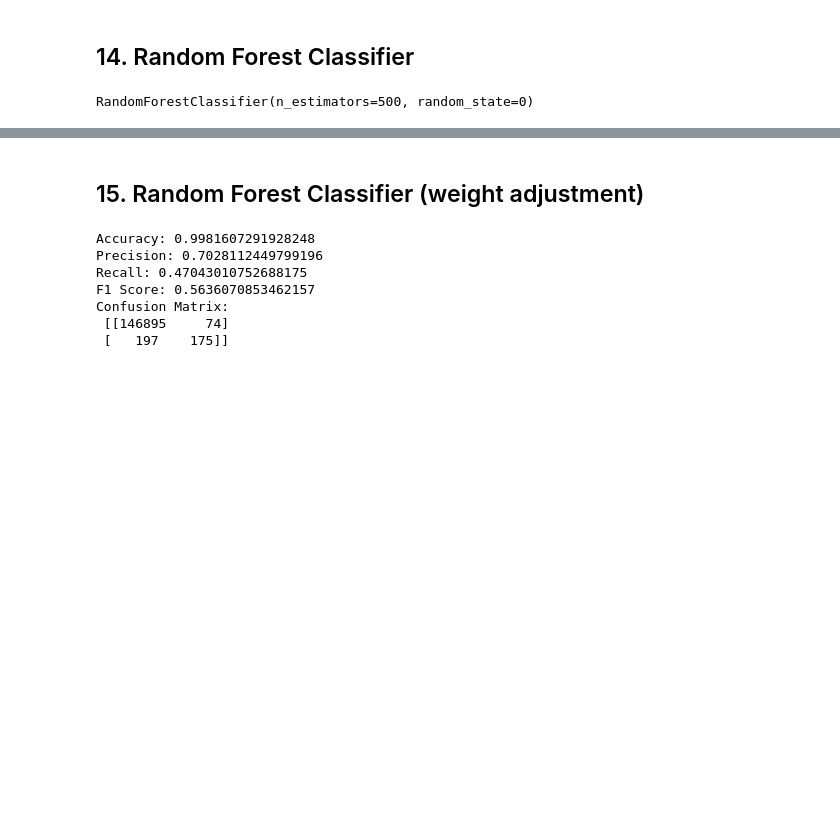
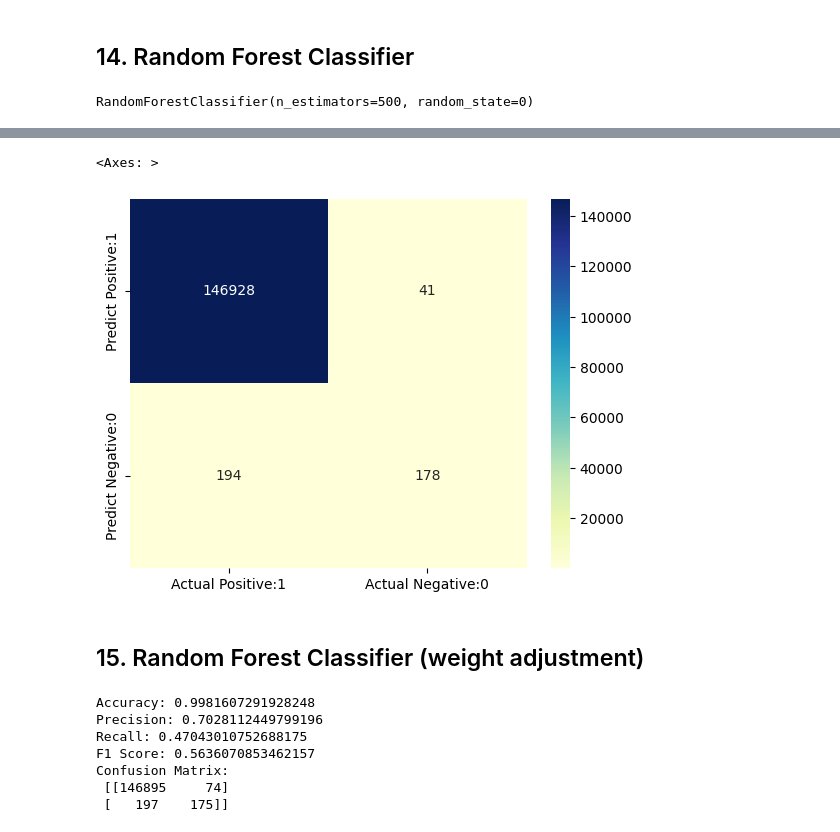
Before and after one commit to gyjong/workplace, a Jupyter notebook: quest_0123/0123_quest_fraud2.ipynb, the cells around one changed output, grey strips where cells are left out. Saved outputs shown, nothing was run; the diff lists cells and outputs as text; code cells hidden in the pictures; blank space fills up the shorter version.

```diff
--- a/quest_0123/0123_quest_fraud2.ipynb
+++ b/quest_0123/0123_quest_fraud2.ipynb
@@ -485,3 +502,15 @@ Confusion Matrix:
+# %%
+# visualize confusion matrix with seaborn heatmap
+import matplotlib.pyplot as plt # data visualization
+import seaborn as sns
+
+conf_matrix = pd.DataFrame(data=conf_matrix, columns=['Actual Positive:1', 'Actual Negative:0'],
+                                 index=['Predict Positive:1', 'Predict Negative:0'])
+
+sns.heatmap(conf_matrix, annot=True, fmt='d', cmap='YlGnBu')
+# %% [output]
+<Axes: >
+[figure, added]
 # %% [markdown]
 ## 15. Random Forest Classifier (weight adjustment)
 # %%
```
Also changed, not shown: parts of 2 cells of this notebook.
